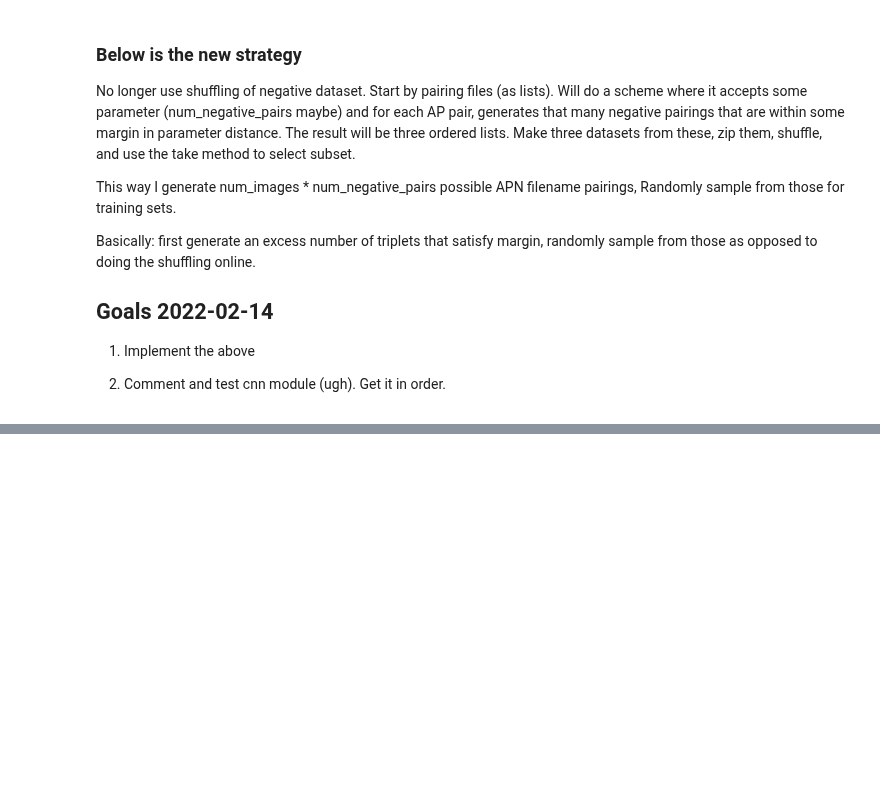
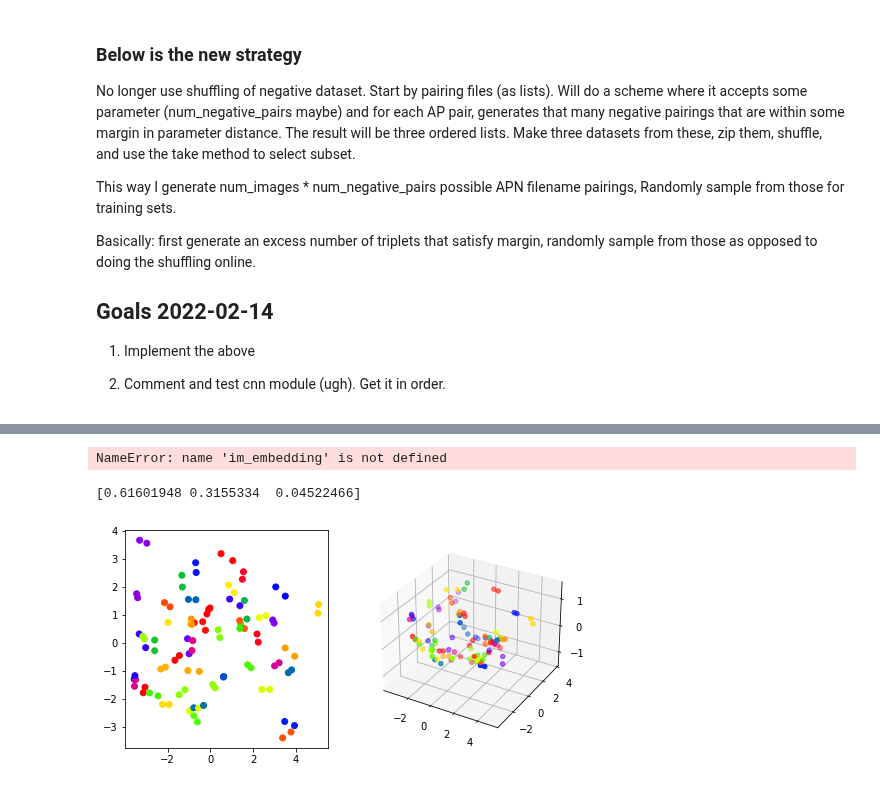
Before and after one commit to michaelrstadler/rpb1, a Jupyter notebook: bin/notebooks/20220212-buildCNNassessor-curriculumlearning.ipynb, the cells around one changed output, grey strips where cells are left out. Cells and saved outputs as stored; diff of their text form; code cells hidden in the pictures; blank space fills up the shorter version.

```diff
--- a/bin/notebooks/20220212-buildCNNassessor-curriculumlearning.ipynb
+++ b/bin/notebooks/20220212-buildCNNassessor-curriculumlearning.ipynb
@@ -30,7 +34,7 @@ My strategy is to first construct a test set of images, feed those images throug
     - top N accuracy: how often is the most-similar non-self image in the top N
     - Mean ranking of top N: rank images by actual similarity (based on sim parameters), rank them by embedding distance, compare. I think I'll start with just the sum of the squared rank differences. I can probably adapt this to be something with useful statistical properties eventually but no need right now.
 # %%
-weights_file = '/Users/michaelstadler/Bioinformatics/Projects/rpb1/results/testsims_uPoNivMJ/checkpoint_testmodel'
+weights_file = '/Users/michaelstadler/Bioinformatics/Projects/rpb1/results/gridsearch/variables/checkpoint_0.0001_0.5_nocurriculum'
 base_cnn = cn.make_base_cnn_3d(image_shape=(34,100,100), nlayers=18)
 embedding = cn.make_embedding(base_cnn)
 embedding.load_weights(weights_file)
@@ -55,7 +61,7 @@ def embed_images(im_folder, embedding, mip=False):
         return p
 
     ims = []
-    files = os.listdir(im_folder)
+    files = sorted(os.listdir(im_folder))
     num_params = len(files[-1].split('_')) - 2
     params = np.ndarray((0, num_params))
 
@@ -433,0 +439,6 @@ training time: 28.399006128311157
+# %%
+weights_file = '/Users/michaelstadler/Bioinformatics/Projects/rpb1/results/gridsearch/variables/checkpoint_0.001_0.5_nocurriculum'
+embedding.load_weights(weights_file)
+im_embeddings1, params1 = embed_images('/Users/michaelstadler/Bioinformatics/Projects/rpb1/results/testsims_uPoNivMJ/left', embedding)
+im_embeddings2, params2 = embed_images('/Users/michaelstadler/Bioinformatics/Projects/rpb1/results/testsims_uPoNivMJ/right', embedding)
+#compare_embeddings_self(im_embeddings1, im_embeddings2)
@@ -433,0 +483,59 @@ training time: 28.399006128311157
+# %%
+compare_embeddings_matchedpairs(im_embedding)
+# %% [output]
+NameError: name 'im_embedding' is not defined
+# %%
+#---------------------------------------------------------------------------
+def rank_embeddingdist_matchedpairs(embeddings1, embeddings2):
+    """Determine the ranking of matched pairs of images w.r.t. embedding
+    distance.
+
+    Takes two sets of embeddings that represent matched pairs of images
+    (the same row in embeddings1 and embeddings2 correspond to paired images,
+    e.g. two different simulations performed with the same parameters). For
+    each image, the distance to every other image is calculated, the
+    distances are ranked, and the ranking of its matched pair is recorded.
+    For an ideal model, the ranking will always be 0.
+
+
+    """
+    def get_ranks(embeddins1, embeddings2):
+        ranks = []
+        for n in range(embeddings1.shape[0]):
+            emb_ref = embeddings1[n]
+            # Stack all the embeddings EXCEPT self from first set onto second
+            # set. The row number of the matched pair will be unchanged.
+            embeddings_nonself = np.vstack((embeddings2, embeddings1[:n, :],
+                                embeddings1[(1+n):, :]))
+            dists = np.sum((embeddings_nonself - emb_ref) ** 2, axis=1)
+            # Rank indexes by distance, add the rank of the matched pair.
+            idxs_sorted = np.argsort(dists)
+            ranks.append(np.where(idxs_sorted == n)[0][0])
+
+        return np.array(ranks)
+
+    # Get the ranks wrt each image in embeddings1, then embeddings2, return mean
+    # rank for each pair.
+    ranks1 = get_ranks(embeddings1, embeddings2)
+    ranks2 = get_ranks(embeddings2, embeddings1)
+    return (ranks1 + ranks2) / 2
+
+
+def plot_pca(embeddings1, embeddings2):
+    combined = np.vstack((embeddings1, embeddings2))
+    pca = PCA(n_components=3)
+    pca.fit(combined)
+    print(pca.explained_variance_ratio_)
+    fig = plt.figure(figsize=plt.figaspect(0.5))
+    ax1 = fig.add_subplot(1, 2, 1)
+    ax2 = fig.add_subplot(1, 2, 2, projection='3d')
+
+    for e in (embeddings1, embeddings2):
+        tfm = pca.transform(e)
+        ax1.scatter(tfm[:,0], tfm[:,1], c = np.arange(tfm.shape[0]), cmap='prism')
+        ax2.scatter(tfm[:,0], tfm[:,1], tfm[:,2], c = np.arange(tfm.shape[0]), cmap='prism')
+
+plot_pca(im_embeddings1, im_embeddings2)
+# %% [output]
+[0.61601948 0.3155334  0.04522466]
+[figure, added]
```
Also changed, not shown: parts of 35 cells of this notebook, 4 other files.
